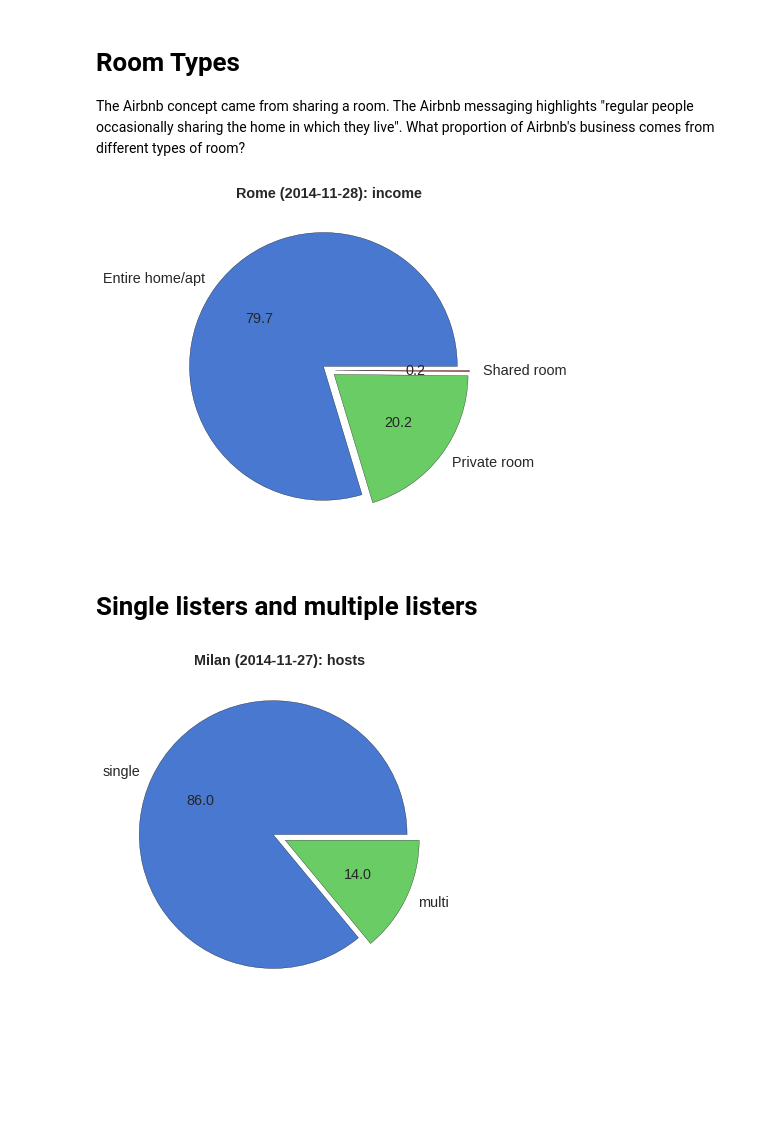
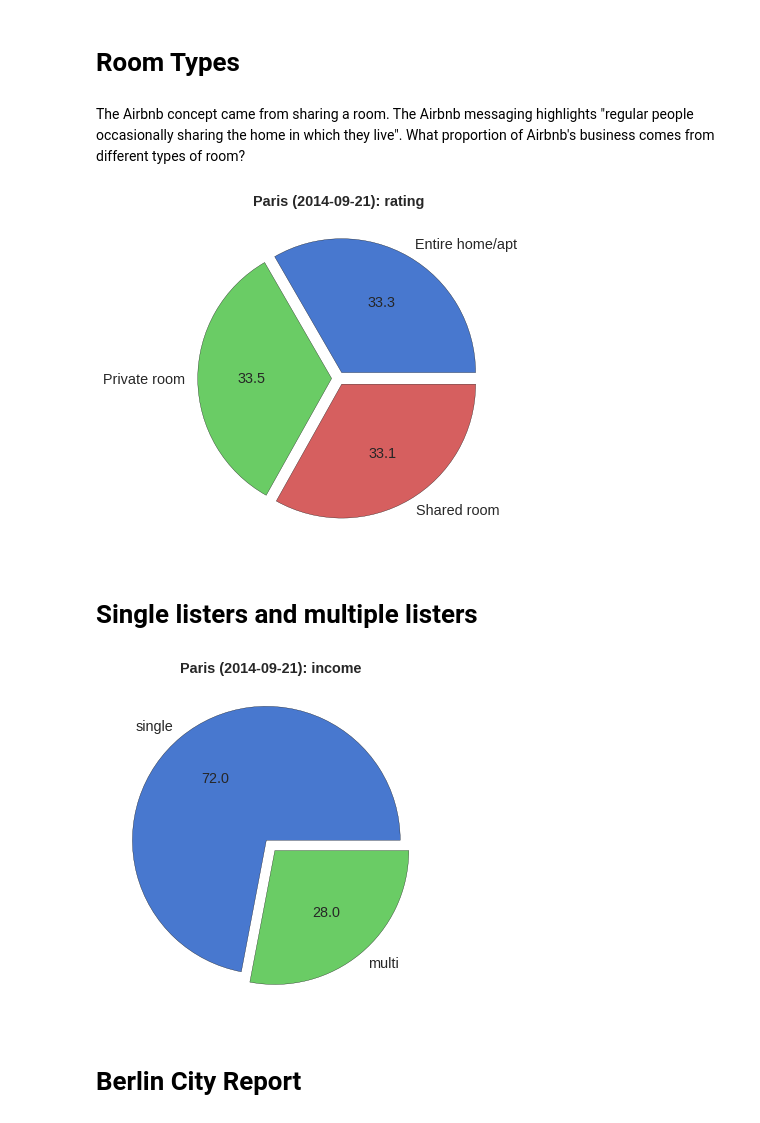
Before and after one commit to dmcglone/airbnb, a Jupyter notebook: Airbnb.ipynb, the cells around one changed output. Drawn from its saved outputs; the diff is of its cells as text; code cells hidden in the pictures; blank space fills up the shorter version.

```diff
--- a/Airbnb.ipynb
+++ b/Airbnb.ipynb
@@ -20,7 +21,6 @@ PLOT_TYPE_PIE = 'pie'
 PLOT_TYPE_SCATTER = 'scatter'
 
 logger = logging.getLogger()
-
 
 def connect():
     try:
@@ -44,17 +44,25 @@ conn = connect()
 
 def bar_plot(result_set, title, xlabel, ylabel):
     sns.set(rc={"figure.figsize": (8, 6)})
+    sns.set_context("notebook", font_scale=1.5, rc={"lines.linewidth": 2.5})
     (labels, y) = ([x for x, y in result_set], [y for x, y in result_set])
     x = [labels.index(x) for x, y in result_set]
     (width, opacity) = (0.4, 0.5)
     plt.xlabel(xlabel)
     plt.ylabel(ylabel)
     plt.title(title)
-    plt.bar(x, y, align='center', width=width, alpha=opacity, color='g')
     plt.xticks(x, labels)
+    rects = plt.bar(x, y, align='center', width=width, alpha=opacity, color='g')
+    for rect in rects:
+        height = rect.get_height()
+        vertical_position = 0.9 * height
+        plt.text(rect.get_x()+rect.get_width()/2.,
+                 vertical_position, '%1.2f'%(height),
+                 ha='center', va='bottom')
     plt.show()
 
 def piechart_plot(result_set, title):
+    #sns.set_context("notebook", font_scale=1.5, rc={"lines.linewidth": 2.5})
     sns.set(rc={"figure.figsize": (6, 6)})
     (labels, fractions,) = ([x for x, y in result_set],
                                  [float(y) for x, y in result_set])
@@ -74,11 +82,32 @@ def piechart_plot(result_set, title):
     plt.setp(texts, fontproperties=font_properties)
     plt.show()
 
+def scatter_plot(df, title, labels=False):
+    for index, row in df.iterrows():
+        if labels:
+            plt.annotate(
+                row[2],
+                xy = (row[0], row[1]), xytext = (-20,20),
+                textcoords = 'offset points', ha = 'right', va = 'bottom',
+                #bbox = dict(boxstyle = 'round,pad=0.5', alpha = 0.5),
+                arrowprops = dict(arrowstyle = '->', connectionstyle = 'arc3,rad=0')
+            )
+    sns.set(rc={"figure.figsize": (8, 6)})
+    columns = list(df.columns.values)
+    sns.regplot(columns[0],columns[1], df, label="neighborhoods",
+            scatter_kws={"s": 100, "alpha": 1})
+    ax = plt.axes()
+    ax.set_xlim(0,)
+    ax.set_ylim(0,)
+    plt.show()
+
 # utility functions
 def survey_from_search_area(search_area):
     cur = conn.cursor()
     sql = """select top 1 survey_description, survey_id
-    from survey key join search_area where search_area.name = ?
+    from survey key join search_area
+    where search_area.name = ?
+    and survey_date < today()
     order by survey_id desc"""
     cur.execute(sql, (search_area,))
     [title, survey_id] = cur.fetchone()
@@ -105,6 +134,8 @@ def room_type_plot(search_area, by_what, plot_type):
         by_what_insert = 'sum(reviews * price)'
     elif by_what == 'price':
         by_what_insert = 'avg(price)'
+    elif by_what == 'rating':
+        by_what_insert = 'avg(overall_satisfaction)'
     else:
         by_what_insert = 'count(*)'
     sql = sqlpre + by_what_insert + sqlpost
@@ -160,27 +191,27 @@ def multilister_plot(search_area, by_what):
     (xlabel, ylabel)  = ('Multilister', by_what)
     #bar_plot(rs, title, xlabel, ylabel)
     piechart_plot(rs, title)
+# %% [markdown]
+# Room Types
 # %% [markdown]
-Room Types
-====
-
 The Airbnb concept came from sharing a room. The Airbnb messaging highlights "regular people occasionally sharing the home in which they live". What proportion of Airbnb's business comes from different types of room?
 # %%
 # arg0 = city
-# arg1 = y axis: 'listings', 'visits', 'income', 'price'
+# arg1 = y axis: 'listings', 'visits', 'income', 'price', 'rating'
 # arg2 = plot type: 'bar' or 'pie'
-room_type_plot('rome', 'income', 'pie')
+room_type_plot('paris', 'rating', 'pie')
 # %% [output]
-[figure, old version]
+[figure, new version]
 # %% [markdown]
-Single listers and multiple listers
-====
+# Single listers and multiple listers
 # %%
 # arg0 = city
 # arg1 = 'hosts', 'listings', or 'income'
-multilister_plot('milan', 'hosts')
+multilister_plot('paris', 'income')
 # %% [output]
-[figure, old version]
+[figure, new version]
+# %% [markdown]
+# Berlin City Report
 # %%
 # Airbnb Berlin Report
 cur = conn.cursor()
```
Also changed, not shown: parts of 7 cells of this notebook, 3 other files.
